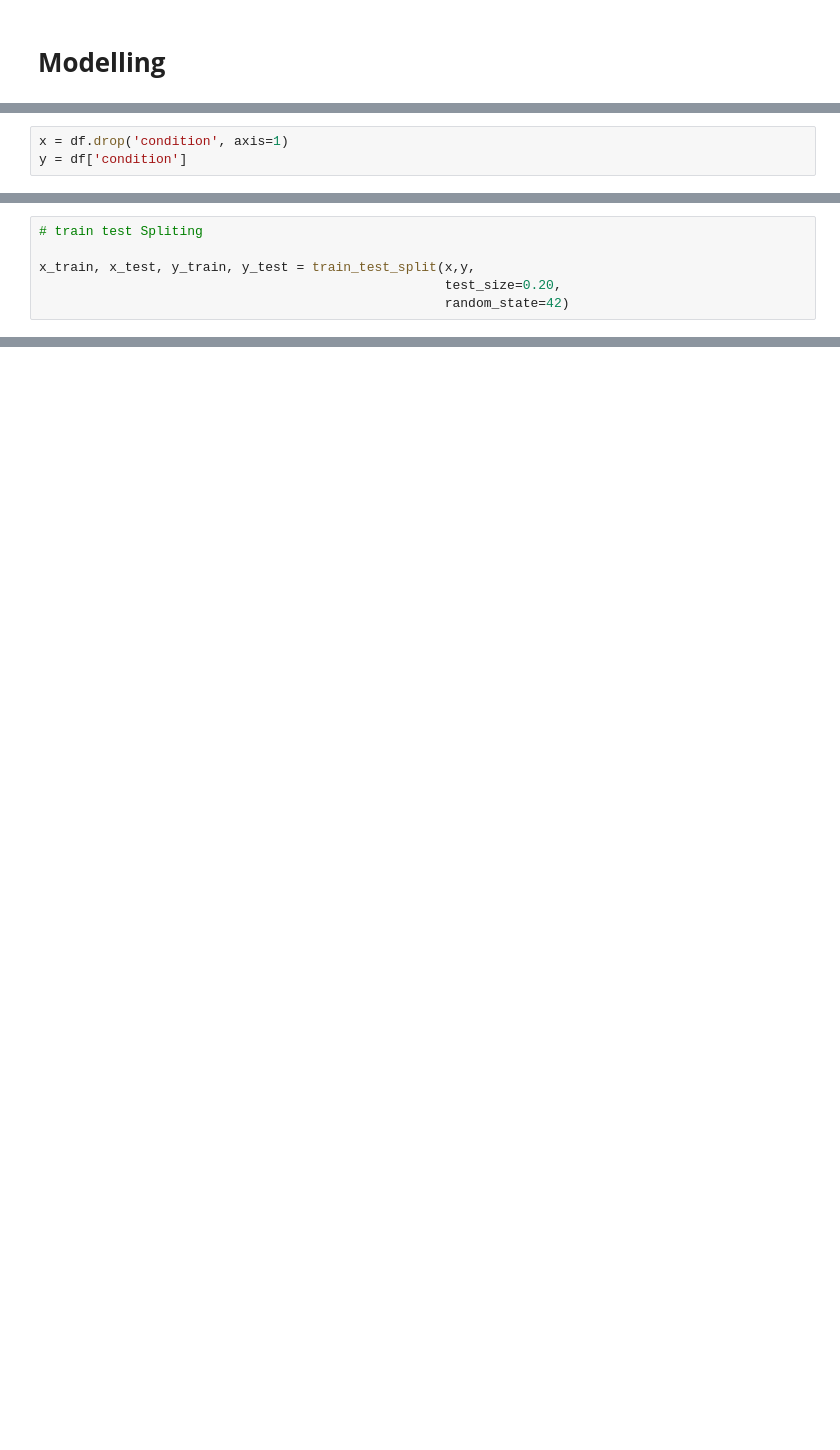
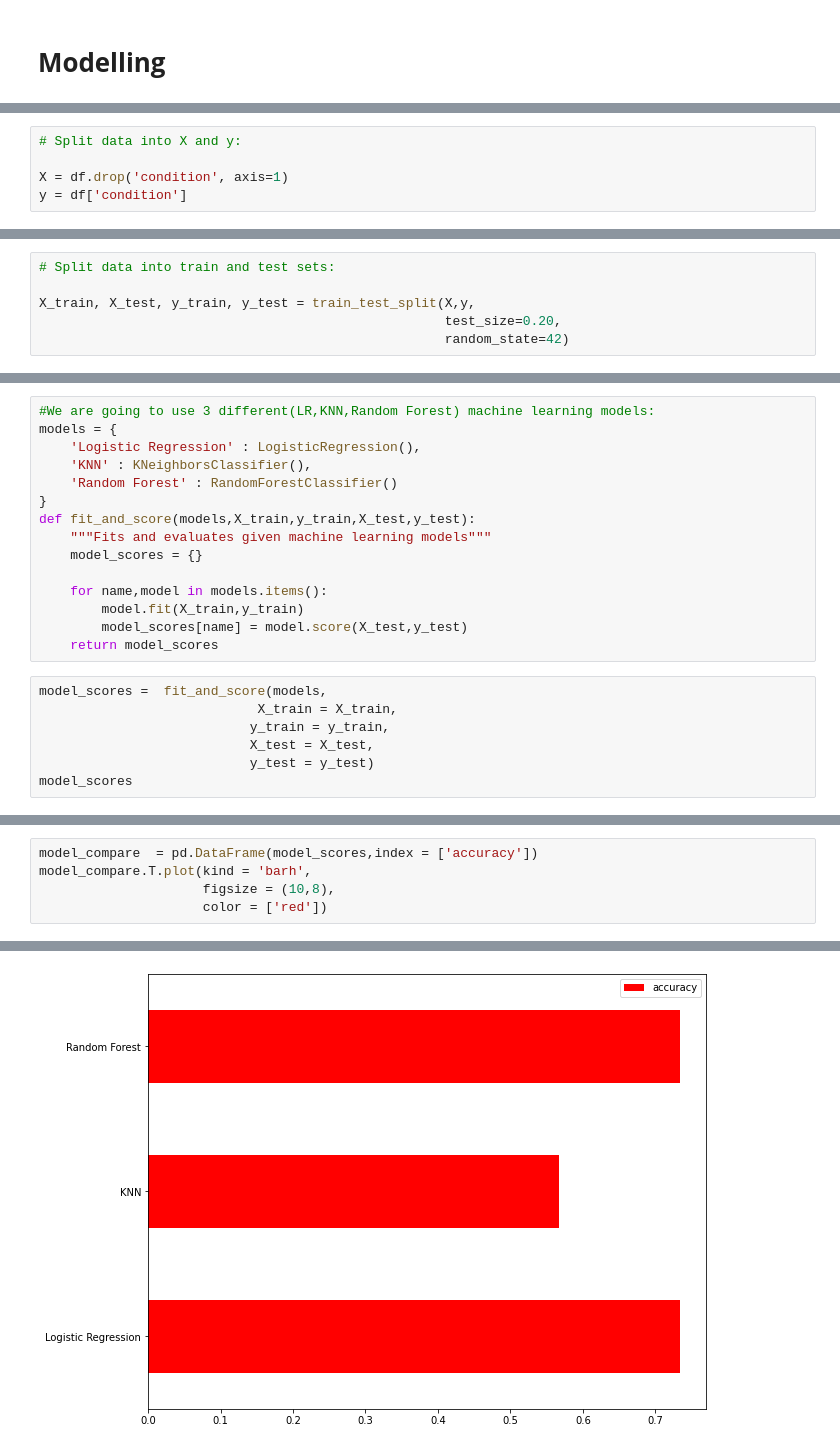
Before and after one commit to badl7/heart_disease-ML_project, a Jupyter notebook: proje1.ipynb, the cells around one changed output, grey strips where cells are left out. Cells and saved outputs as stored; diff of their text form; blank space fills up the shorter version.

Commit message:
modelling

```diff
--- a/proje1.ipynb
+++ b/proje1.ipynb
@@ -184,4 +211,6 @@ ax = sns.heatmap(corr, annot=True,
 # %%
-x = df.drop('condition', axis=1)
+# Split data into X and y:
+
+X = df.drop('condition', axis=1)
 y = df['condition']
 # %%
@@ -196,6 +234,6 @@ x.head()
 # %%
-# train test Spliting
+# Split data into train and test sets:
 
-x_train, x_test, y_train, y_test = train_test_split(x,y,
+X_train, X_test, y_train, y_test = train_test_split(X,y,
                                                     test_size=0.20,
                                                     random_state=42)
@@ -201,0 +247,22 @@ x_train, x_test, y_train, y_test = train_test_split(x,y,
+# %%
+#We are going to use 3 different(LR,KNN,Random Forest) machine learning models:
+models = {
+    'Logistic Regression' : LogisticRegression(),
+    'KNN' : KNeighborsClassifier(),
+    'Random Forest' : RandomForestClassifier()
+}
+def fit_and_score(models,X_train,y_train,X_test,y_test):
+    """Fits and evaluates given machine learning models"""
+    model_scores = {}
+
+    for name,model in models.items():
+        model.fit(X_train,y_train)
+        model_scores[name] = model.score(X_test,y_test)
+    return model_scores
+# %%
+model_scores =  fit_and_score(models,
+                            X_train = X_train,
+                           y_train = y_train,
+                           X_test = X_test,
+                           y_test = y_test)
+model_scores
@@ -201,0 +282,6 @@ x_train, x_test, y_train, y_test = train_test_split(x,y,
+# %%
+model_compare  = pd.DataFrame(model_scores,index = ['accuracy'])
+model_compare.T.plot(kind = 'barh',
+                     figsize = (10,8),
+                     color = ['red'])
+# %% [output]
@@ -201,0 +289 @@ x_train, x_test, y_train, y_test = train_test_split(x,y,
+[figure, added]
```
Also changed, not shown: parts of 27 cells of this notebook.
